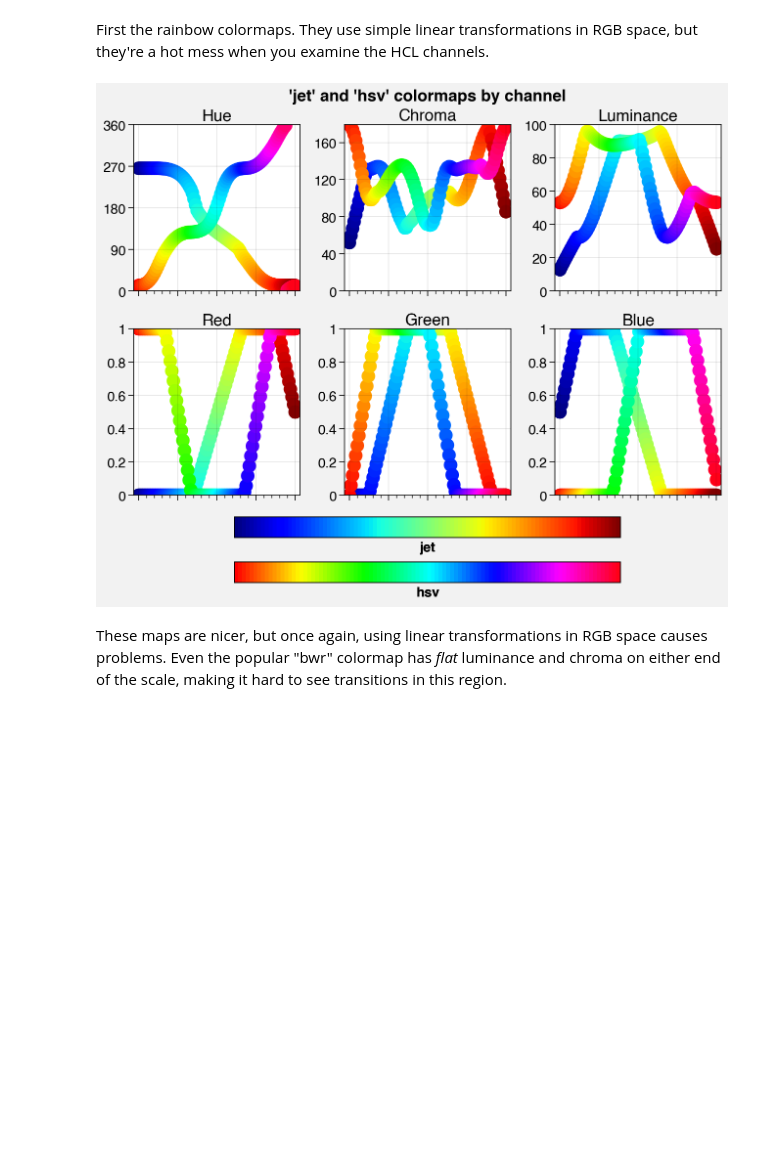
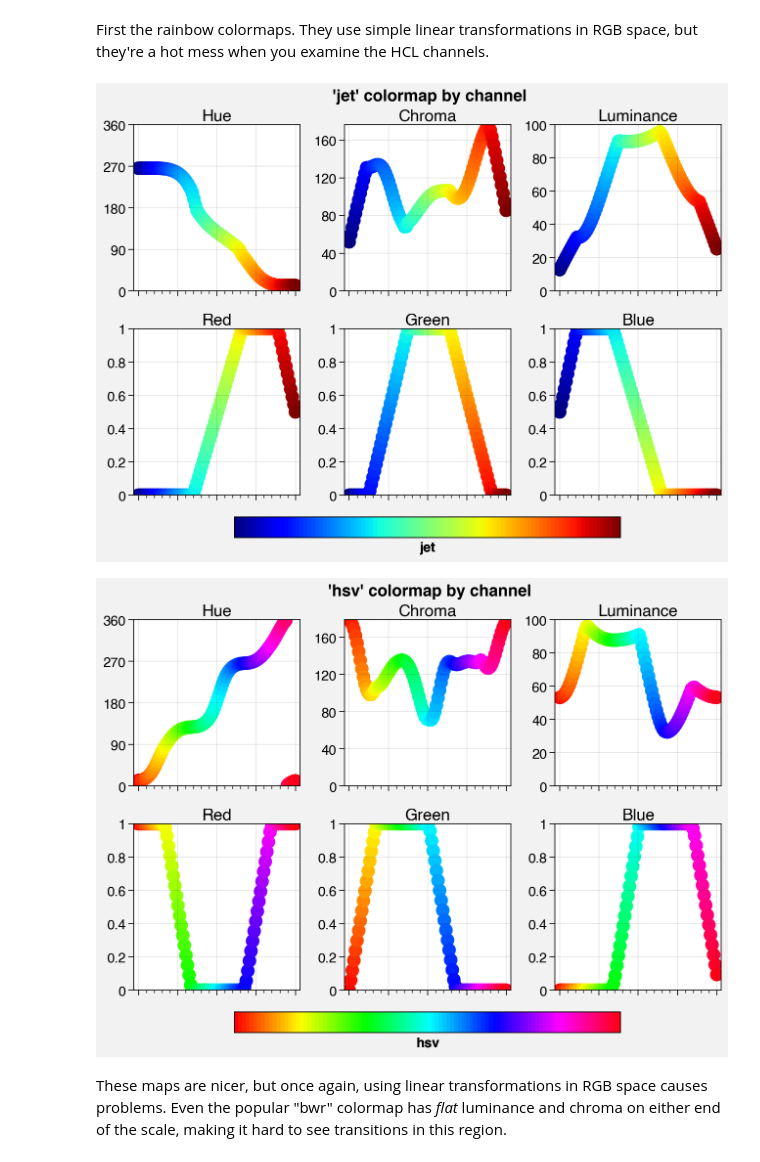
Before and after one commit to bradyrx/climate_in_color, a Jupyter notebook: notebooks/1_color_theory_review.ipynb, the cells around one changed output. Saved outputs shown, nothing was run; the diff lists cells and outputs as text; code cells hidden in the pictures; blank space fills up the shorter version.

Commit message:
Use separate channel-breakdown figs for similar cmaps

```diff
--- a/notebooks/1_color_theory_review.ipynb
+++ b/notebooks/1_color_theory_review.ipynb
@@ -82,9 +82,11 @@ f = plot.show_cmaps(*cmaps, length=3, width=0.3, unknown='Publications')
 First the rainbow colormaps. They use simple linear transformations in RGB space, but they're a hot mess when you examine the HCL channels.
 # %%
 import proplot as plot
-f = plot.show_channels('jet', 'hsv', rgb=True, saturation=False)
+f = plot.show_channels('jet', rgb=True, saturation=False)
+f = plot.show_channels('hsv', rgb=True, saturation=False)
 # %% [output]
-[figure, old version]
+[figure, new version]
+[figure, added]
 # %% [markdown]
 These maps are nicer, but once again, using linear transformations in RGB space causes problems. Even the popular "bwr" colormap has *flat* luminance and chroma on either end of the scale, making it hard to see transitions in this region.
 # %%
```
Also changed, not shown: parts of 2 cells of this notebook.
